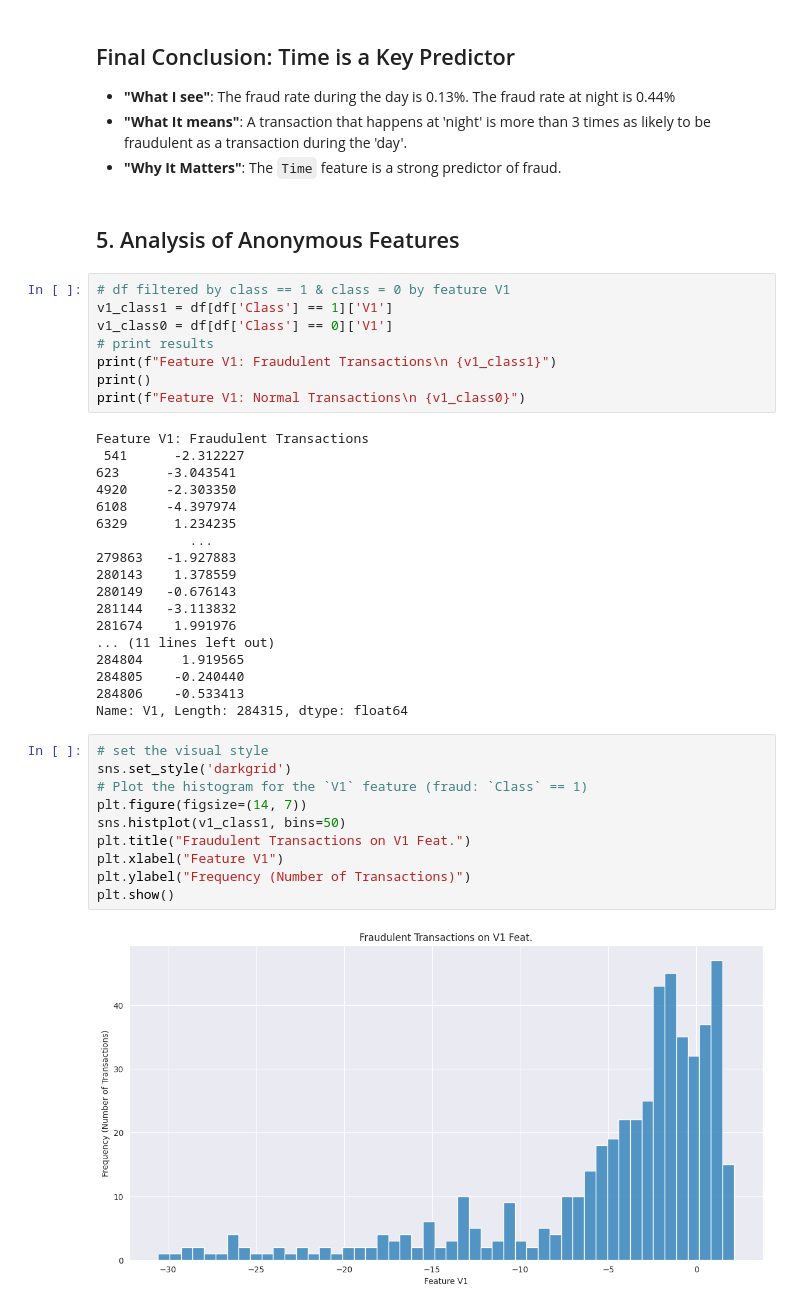
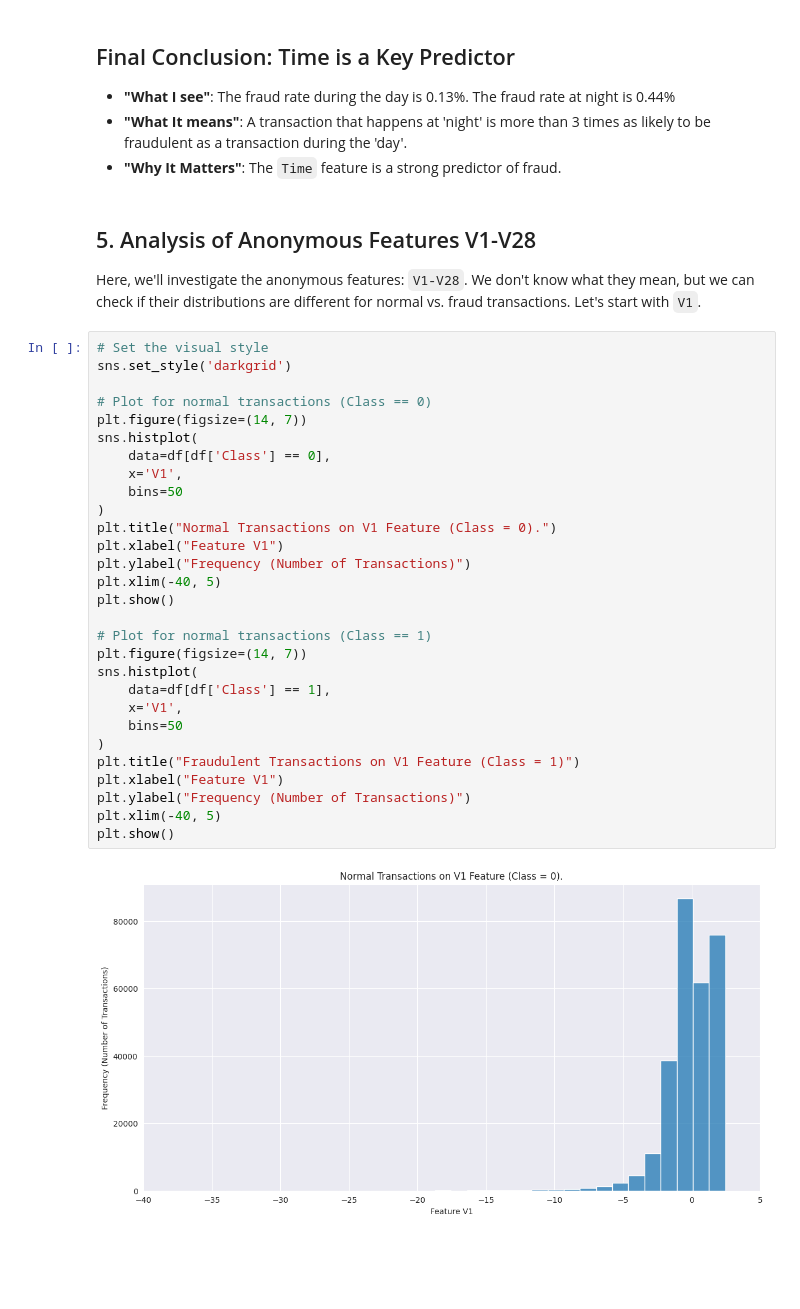
Before and after one commit to bigmath-hub/fin-audit-ai, a Jupyter notebook: fin-audit-ai.ipynb, the cells around one changed output. Drawn from its saved outputs; the diff is of its cells as text; blank space fills up the shorter version.

Commit message:
anonymous feature histograms

```diff
--- a/fin-audit-ai.ipynb
+++ b/fin-audit-ai.ipynb
@@ -226,42 +226,37 @@ Fraud Night (Rate) 0.44%
 * **"What It means"**: A transaction that happens at 'night' is more than 3 times as likely to be fraudulent as a transaction during the 'day'.
 * **"Why It Matters"**: The `Time` feature is a strong predictor of fraud.
 # %% [markdown]
-## 5. Analysis of Anonymous Features
+## 5. Analysis of Anonymous Features V1-V28
+
+Here, we'll investigate the anonymous features: `V1-V28`. We don't know what they mean, but we can check if their distributions are different for normal vs. fraud transactions. Let's start with `V1`.
-# %%
-# df filtered by class == 1 & class = 0 by feature V1
-v1_class1 = df[df['Class'] == 1]['V1']
-v1_class0 = df[df['Class'] == 0]['V1']
-# print results
-print(f"Feature V1: Fraudulent Transactions\n {v1_class1}")
-print()
-print(f"Feature V1: Normal Transactions\n {v1_class0}")
-# %% [output]
-Feature V1: Fraudulent Transactions
- 541      -2.312227
-623      -3.043541
-4920     -2.303350
-6108     -4.397974
-6329      1.234235
-            ...
-279863   -1.927883
-280143    1.378559
-280149   -0.676143
-281144   -3.113832
-281674    1.991976
-... (11 lines left out)
-284804     1.919565
-284805    -0.240440
-284806    -0.533413
-Name: V1, Length: 284315, dtype: float64
 # %%
-# set the visual style
+# Set the visual style
 sns.set_style('darkgrid')
-# Plot the histogram for the `V1` feature (fraud: `Class` == 1)
+
+# Plot for normal transactions (Class == 0)
 plt.figure(figsize=(14, 7))
-sns.histplot(v1_class1, bins=50)
-plt.title("Fraudulent Transactions on V1 Feat.")
+sns.histplot(
+    data=df[df['Class'] == 0],
+    x='V1',
+    bins=50
+)
+plt.title("Normal Transactions on V1 Feature (Class = 0).")
 plt.xlabel("Feature V1")
 plt.ylabel("Frequency (Number of Transactions)")
+plt.xlim(-40, 5)
 plt.show()
+
+# Plot for normal transactions (Class == 1)
+plt.figure(figsize=(14, 7))
+sns.histplot(
+    data=df[df['Class'] == 1],
+    x='V1',
+    bins=50
+)
+plt.title("Fraudulent Transactions on V1 Feature (Class = 1)")
+plt.xlabel("Feature V1")
+plt.ylabel("Frequency (Number of Transactions)")
+plt.xlim(-40, 5)
+plt.show()
 # %% [output]
-[figure, old version]
+[figure, new version]
```
Also changed, not shown: parts of 4 cells of this notebook.
